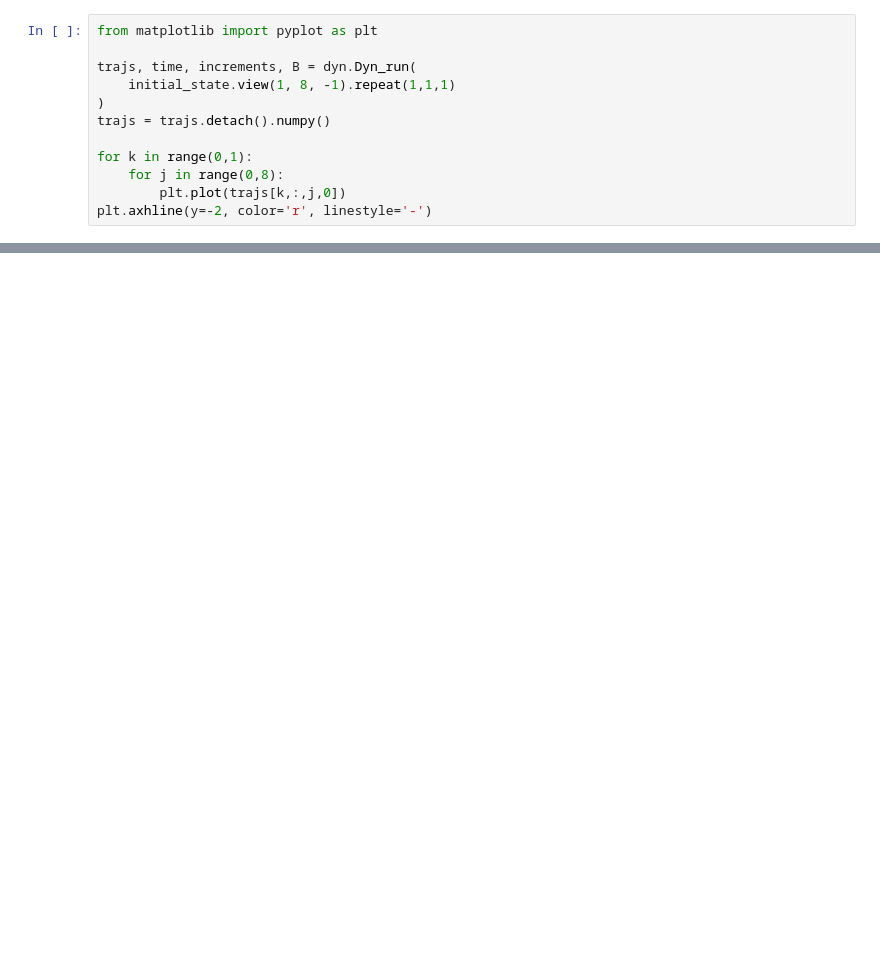
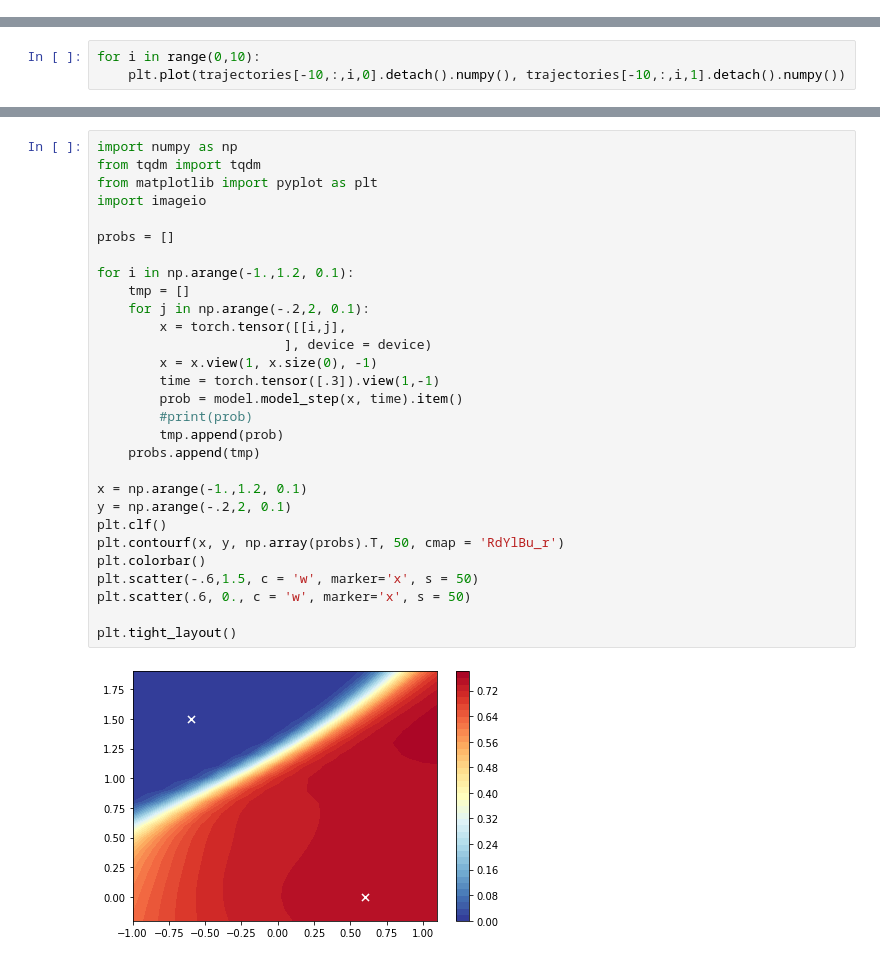
Before and after one commit to AleFalla/Learning-commitors-with-neural-FBSDE, a Jupyter notebook: testing.ipynb, the cells around one changed output, grey strips where cells are left out. Cells and saved outputs as stored; diff of their text form; blank space fills up the shorter version.

```diff
--- a/testing.ipynb
+++ b/testing.ipynb
@@ -221,12 +0,0 @@ plt.axhline(y=-2, color='r', linestyle='-')
-# %%
-from matplotlib import pyplot as plt
-
-trajs, time, increments, B = dyn.Dyn_run(
-    initial_state.view(1, 8, -1).repeat(1,1,1)
-)
-trajs = trajs.detach().numpy()
-
-for k in range(0,1):
-    for j in range(0,8):
-        plt.plot(trajs[k,:,j,0])
-plt.axhline(y=-2, color='r', linestyle='-')
@@ -311,0 +162,3 @@ int
+# %%
+for i in range(0,10):
+    plt.plot(trajectories[-10,:,i,0].detach().numpy(), trajectories[-10,:,i,1].detach().numpy())
@@ -311,0 +173,31 @@ int
+# %%
+import numpy as np
+from tqdm import tqdm
+from matplotlib import pyplot as plt
+import imageio
+
+probs = []
+
+for i in np.arange(-1.,1.2, 0.1):
+    tmp = []
+    for j in np.arange(-.2,2, 0.1):
+        x = torch.tensor([[i,j],
+                        ], device = device)
+        x = x.view(1, x.size(0), -1)
+        time = torch.tensor([.3]).view(1,-1)
+        prob = model.model_step(x, time).item()
+        #print(prob)
+        tmp.append(prob)
+    probs.append(tmp)
+
+x = np.arange(-1.,1.2, 0.1)
+y = np.arange(-.2,2, 0.1)
+plt.clf()
+plt.contourf(x, y, np.array(probs).T, 50, cmap = 'RdYlBu_r')
+plt.colorbar()
+plt.scatter(-.6,1.5, c = 'w', marker='x', s = 50)
+plt.scatter(.6, 0., c = 'w', marker='x', s = 50)
+
+plt.tight_layout()
+# %% [output]
+[figure, added]
```
Also changed, not shown: parts of 57 cells of this notebook, 11 other files.
